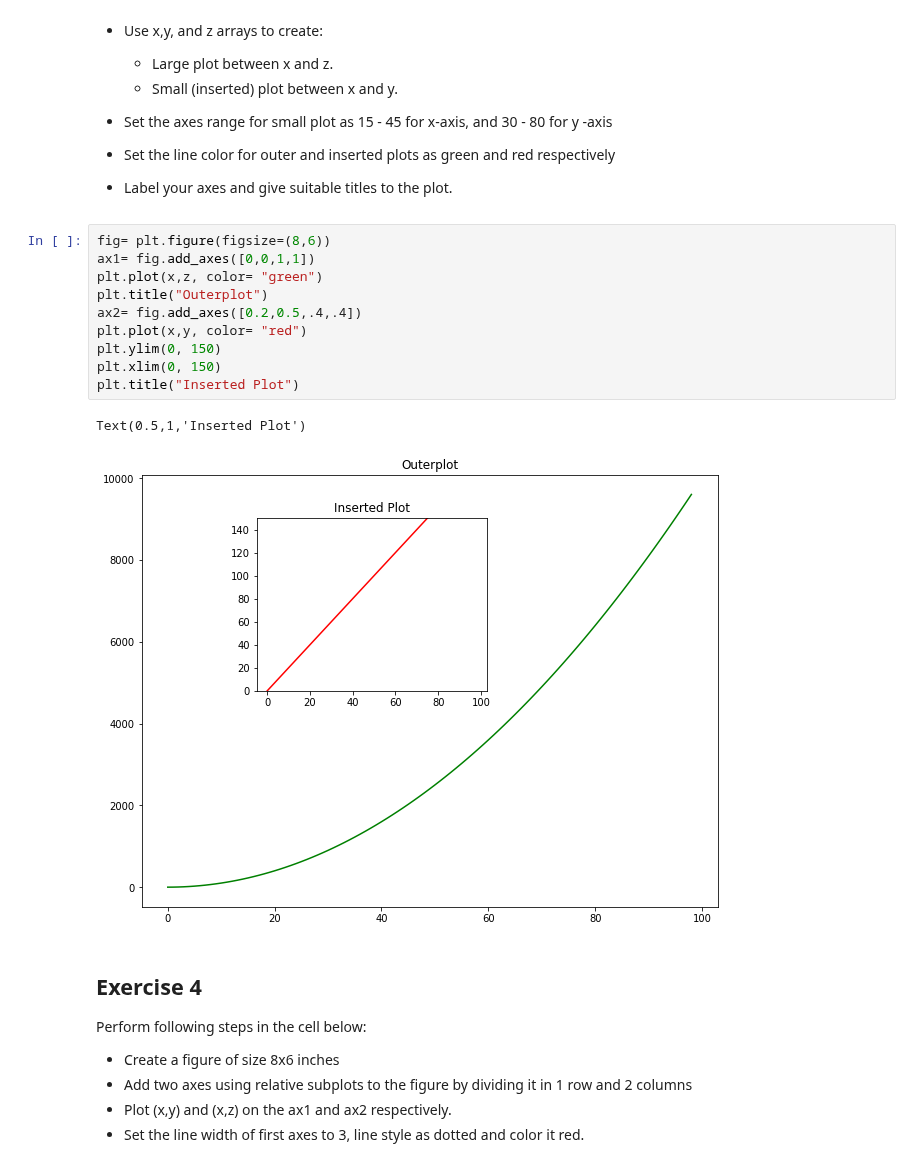
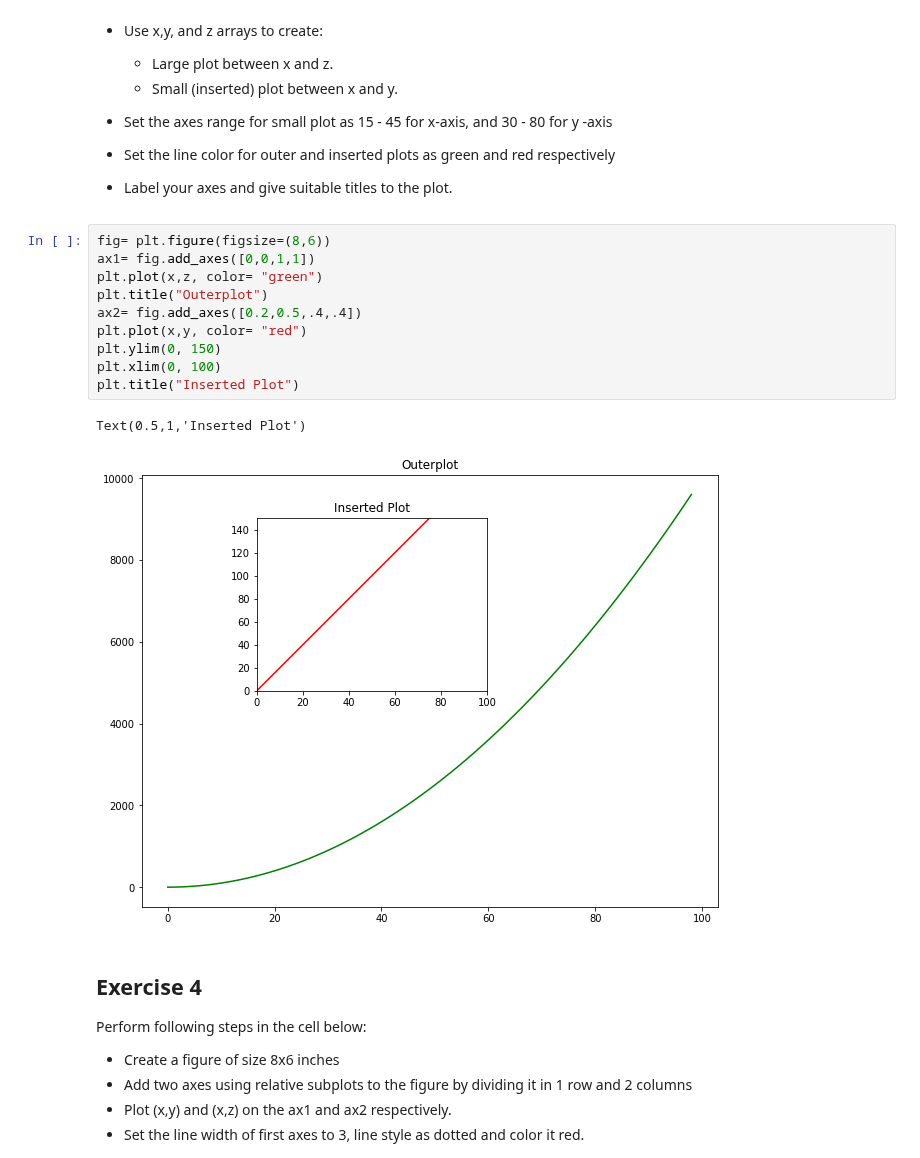
Before and after one commit to MarcSchneider71/ds-matplotlib-intro-lab-nyc-ds-career-012819, a Jupyter notebook: index.ipynb, the cells around one changed output. Cells and saved outputs as stored; diff of their text form.

```diff
--- a/index.ipynb
+++ b/index.ipynb
@@ -128,16 +128,16 @@ Perform following tasks in the cell below:
 # %%
 fig= plt.figure(figsize=(8,6))
 ax1= fig.add_axes([0,0,1,1])
 plt.plot(x,z, color= "green")
 plt.title("Outerplot")
 ax2= fig.add_axes([0.2,0.5,.4,.4])
 plt.plot(x,y, color= "red")
 plt.ylim(0, 150)
-plt.xlim(0, 150)
+plt.xlim(0, 100)
 plt.title("Inserted Plot")
 # %% [output]
 Text(0.5,1,'Inserted Plot')
-[figure, old version]
+[figure, new version]
 # %% [markdown]
 ## Exercise 4
 
```
